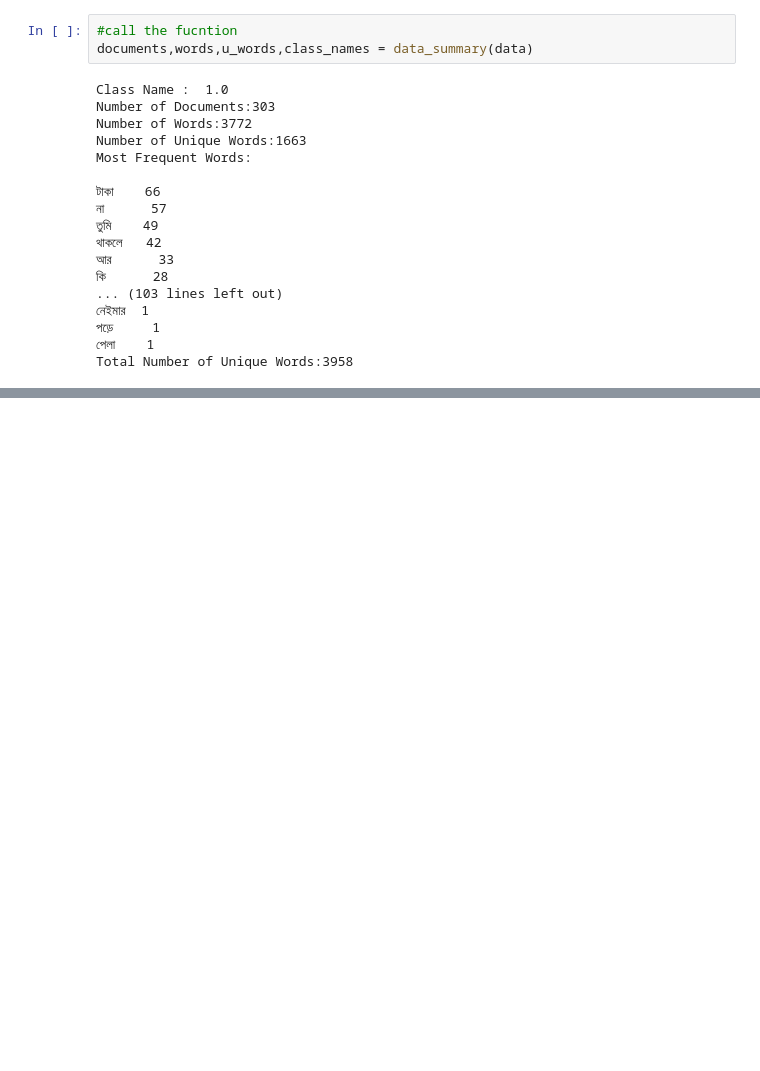
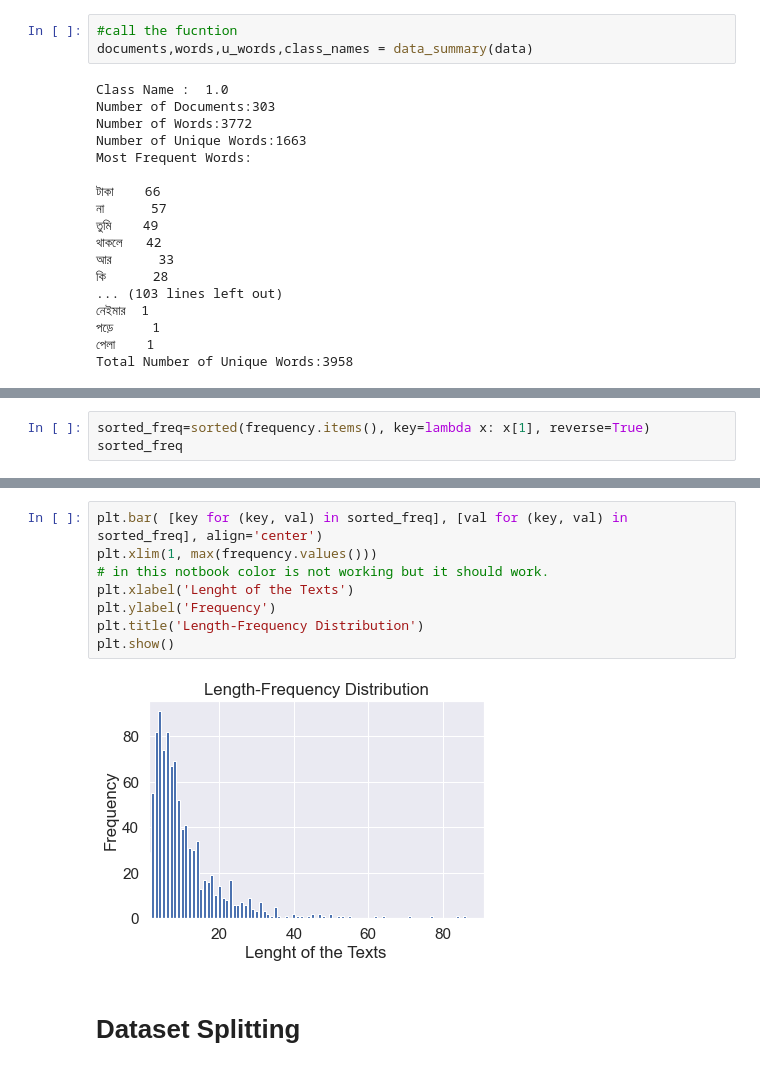
Before and after one commit to anikislam104/Sentiment_analysis_learning, a Jupyter notebook: merging_excels.ipynb, the cells around one changed output, grey strips where cells are left out. Saved outputs shown, nothing was run; the diff lists cells and outputs as text; blank space fills up the shorter version.

```diff
--- a/merging_excels.ipynb
+++ b/merging_excels.ipynb
@@ -337,0 +416,3 @@ dtype: int64
+# %%
+sorted_freq=sorted(frequency.items(), key=lambda x: x[1], reverse=True)
+sorted_freq
@@ -337,0 +437,12 @@ dtype: int64
+# %%
+plt.bar( [key for (key, val) in sorted_freq], [val for (key, val) in sorted_freq], align='center')
+plt.xlim(1, max(frequency.values()))
+# in this notbook color is not working but it should work.
+plt.xlabel('Lenght of the Texts')
+plt.ylabel('Frequency')
+plt.title('Length-Frequency Distribution')
+plt.show()
+# %% [output]
+[figure, added]
+# %% [markdown]
+# Dataset Splitting
```
Also changed, not shown: parts of 25 cells of this notebook, 4 other files.
